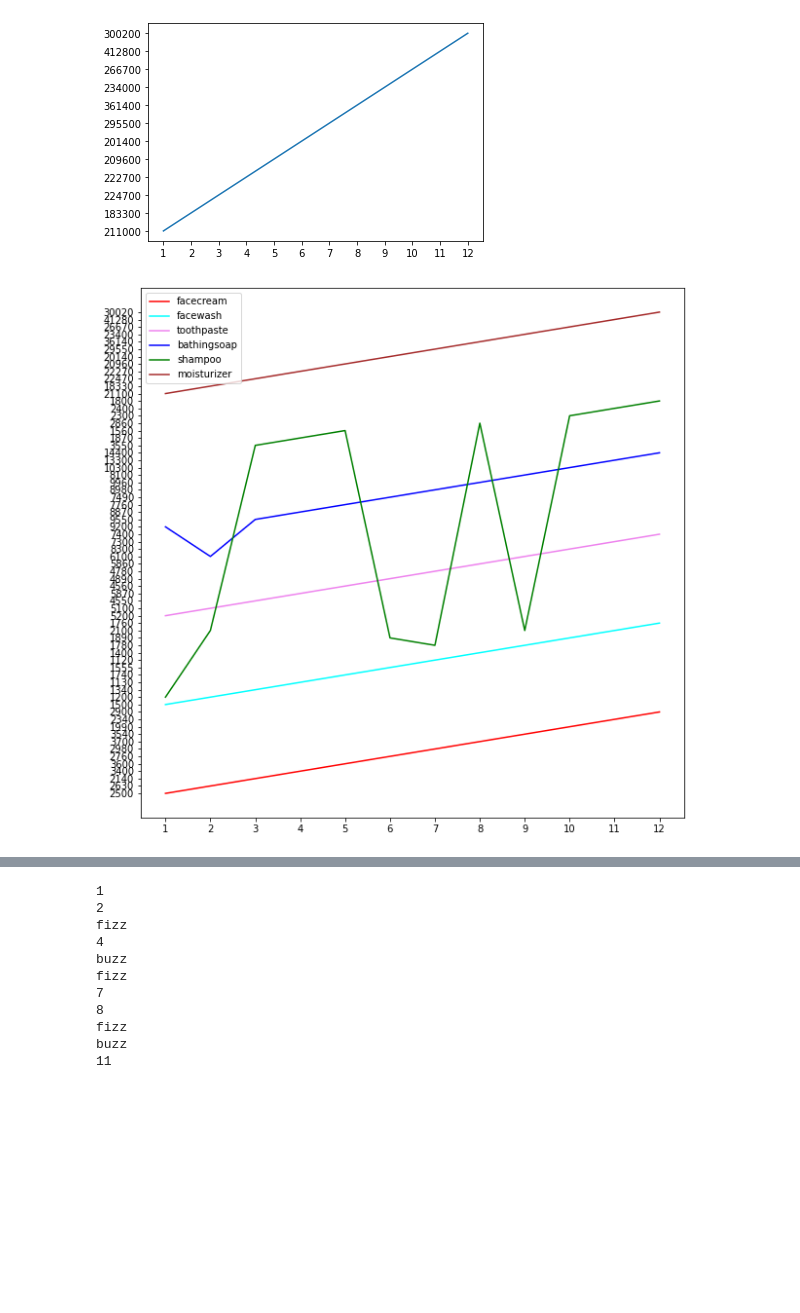
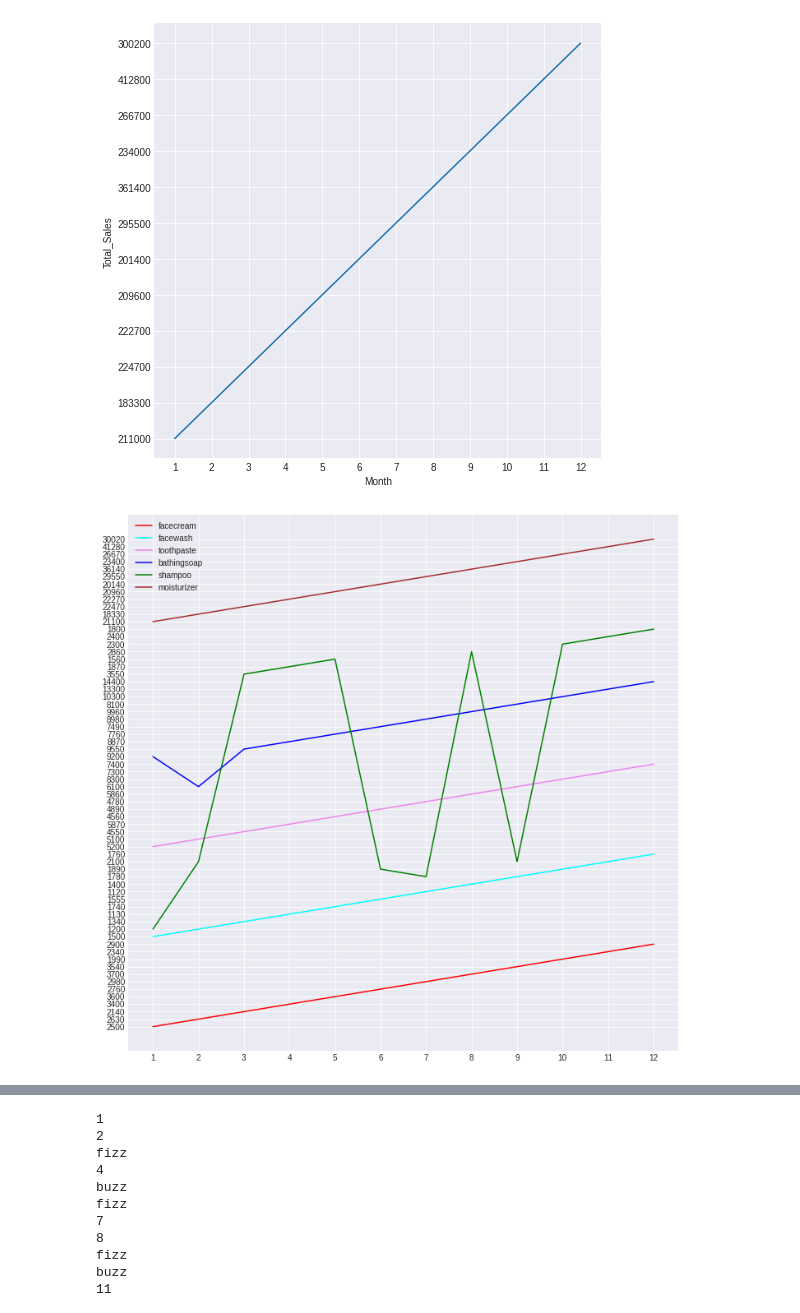
Before and after one commit to Sam-Hack-King/Databyte_inductions, a Jupyter notebook: Inductions_Task1.ipynb, the cells around one changed output, grey strips where cells are left out. Cells and saved outputs as stored; diff of their text form; code cells hidden in the pictures; blank space fills up the shorter version.

```diff
--- a/Inductions_Task1.ipynb
+++ b/Inductions_Task1.ipynb
@@ -33,10 +33,14 @@ with open('company_sales_data1.csv', mode='r') as infile:
       Y.append(temp)
 
 
+
 #print(X)
 #print(Y)
-
+plt.style.use('seaborn-darkgrid')
+plt.figure(figsize=(8, 8))
 plt.plot(X,Y)
+plt.xlabel('Month')
+plt.ylabel('Total_Sales')
 plt.show()
 
 # b) Show all product sales data using a multiline plot
@@ -77,40 +81,41 @@ with open('company_sales_data1.csv', mode='r') as infile:
       temp=rows[7]
       S6.append(temp)
 fig, ax = plt.subplots()
-fig.set_figheight(10)
-fig.set_figwidth(10)
+fig.set_figheight(12)
+fig.set_figwidth(12)
 line1, = ax.plot(X,S1,label='facecream', color="Red")
 line2, = ax.plot(X,S2,label='facewash', color="Cyan")
 line3, = ax.plot(X,S3,label='toothpaste', color="Violet")
 line4, = ax.plot(X,S4,label='bathingsoap', color="Blue")
 line5, = ax.plot(X,S5,label='shampoo', color="Green")
 line6, = ax.plot(X,S6,label='moisturizer', color='brown')
-
+plt.style.use('seaborn-darkgrid')
 plt.legend(handles=[line1,line2,line3,line4,line5,line6])
 plt.show()
 
 for ele in range(0, len(S1)):
     total1 += int(S1[ele])
 for ele in range(0, len(S2)):
-    total2 = total2 + int(S2[ele])
+    total2 += int(S2[ele])
 for ele in range(0, len(S3)):
-    total3 = total3 + int(S3[ele])
+    total3 += int(S3[ele])
 for ele in range(0, len(S4)):
-    total4 = total4 + int(S4[ele])
+    total4 += int(S4[ele])
 for ele in range(0, len(S5)):
-    total5 = total5 + int(S5[ele])
+    total5 += int(S5[ele])
 for ele in range(0, len(S6)):
-    total6 = total6 + int(S6[ele])
+    total6 += int(S6[ele])
 # c) Calculate total sales data for last year for each product and show it using a Pie chart
 total.insert(0,total1)
 total.insert(1,total2)
 total.insert(2,total3)
 total.insert(3,total4)
 total.insert(4,total5)
 total.insert(5,total6)
 lab = ['facecream','facewash','toothpaste','bathingsoap','shampoo','moisturizer']
+plt.figure(figsize=(8, 8))
 plt.pie(total,labels=lab)
 plt.show()
 # %% [output]
-[figure, old version]
+[figure, new version]
-[figure, old version]
+[figure, new version]
```
Also changed, not shown: parts of 1 cell of this notebook.
